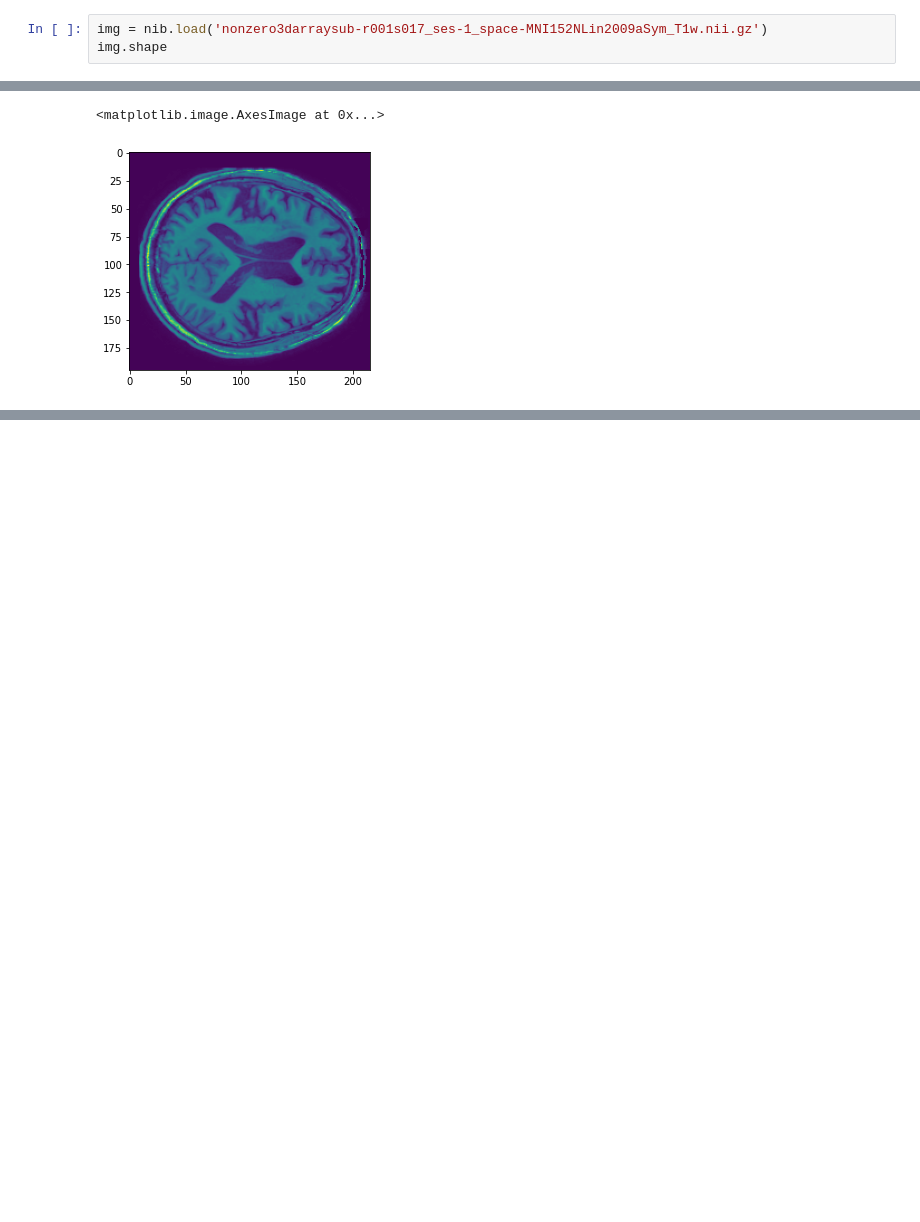
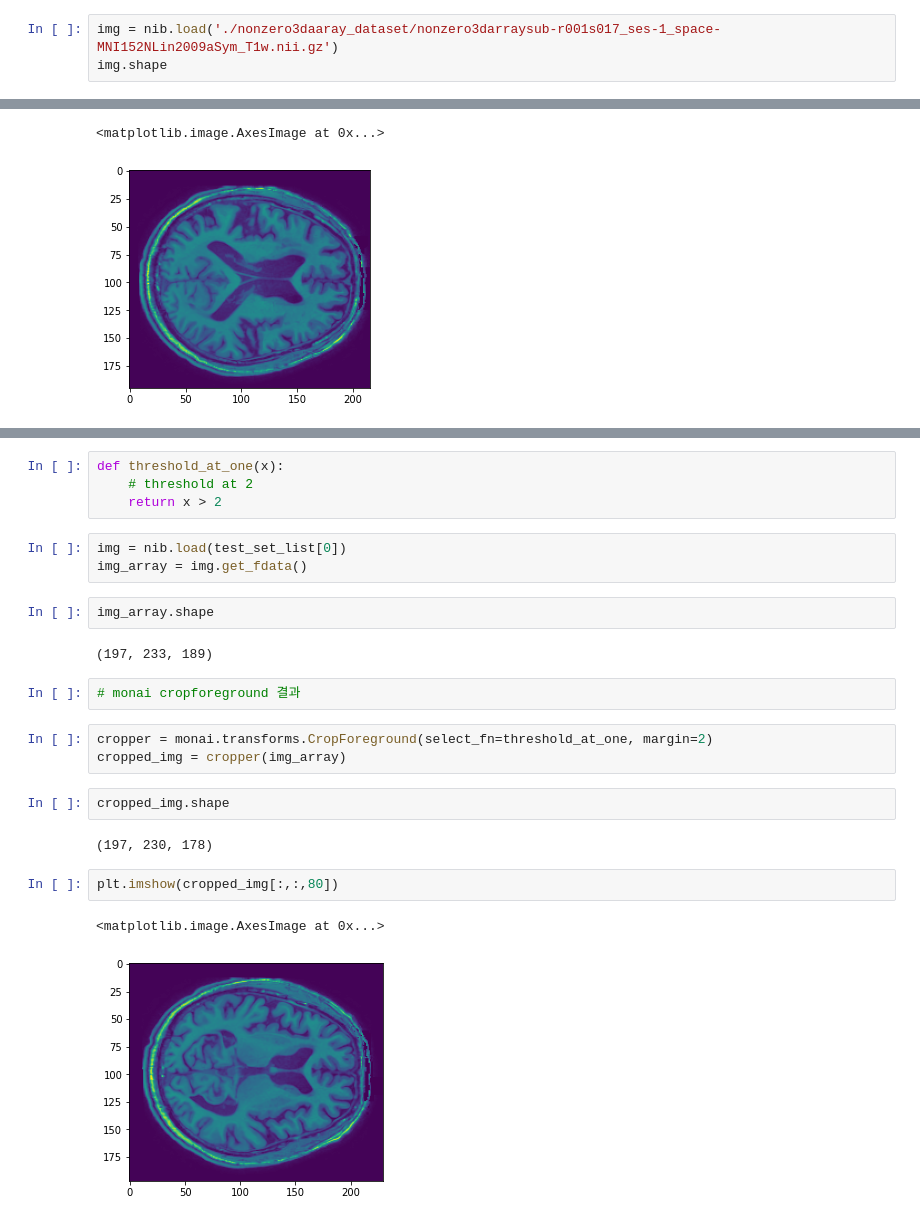
Before and after one commit to DSDanielPark/ANALYSIS-NIFTI-FOR-DEEP-LEARNING, a Jupyter notebook: notebooks/07.foreground_vs_makenonzero3darray/01.makenonzero3daaray.ipynb, the cells around one changed output, grey strips where cells are left out. Saved outputs shown, nothing was run; the diff lists cells and outputs as text; blank space fills up the shorter version.

Commit message:
feat: add monai method vs nonzero3darray method

```diff
--- a/notebooks/07.foreground_vs_makenonzero3darray/01.makenonzero3daaray.ipynb
+++ b/notebooks/07.foreground_vs_makenonzero3darray/01.makenonzero3daaray.ipynb
@@ -213,7 +213,7 @@ makenonzero3darray(test_set_list[0], '.', 2)
 # %% [markdown]
 # 4. 결과 정성적 확인
 # %%
-img = nib.load('nonzero3darraysub-r001s017_ses-1_space-MNI152NLin2009aSym_T1w.nii.gz')
+img = nib.load('./nonzero3daaray_dataset/nonzero3darraysub-r001s017_ses-1_space-MNI152NLin2009aSym_T1w.nii.gz')
 img.shape
 # %% [output]
 (195, 216, 180)
@@ -226,0 +255,25 @@ plt.imshow(img_array[:,:,90])
+# %%
+def threshold_at_one(x):
+    # threshold at 2
+    return x > 2
+# %%
+img = nib.load(test_set_list[0])
+img_array = img.get_fdata()
+# %%
+img_array.shape
+# %% [output]
+(197, 233, 189)
+# %%
+# monai cropforeground 결과
+# %%
+cropper = monai.transforms.CropForeground(select_fn=threshold_at_one, margin=2)
+cropped_img = cropper(img_array)
+# %%
+cropped_img.shape
+# %% [output]
+(197, 230, 178)
+# %%
+plt.imshow(cropped_img[:,:,80])
+# %% [output]
+<matplotlib.image.AxesImage at 0x...>
+[figure, added]
```
Also changed, not shown: parts of 12 cells of this notebook.
